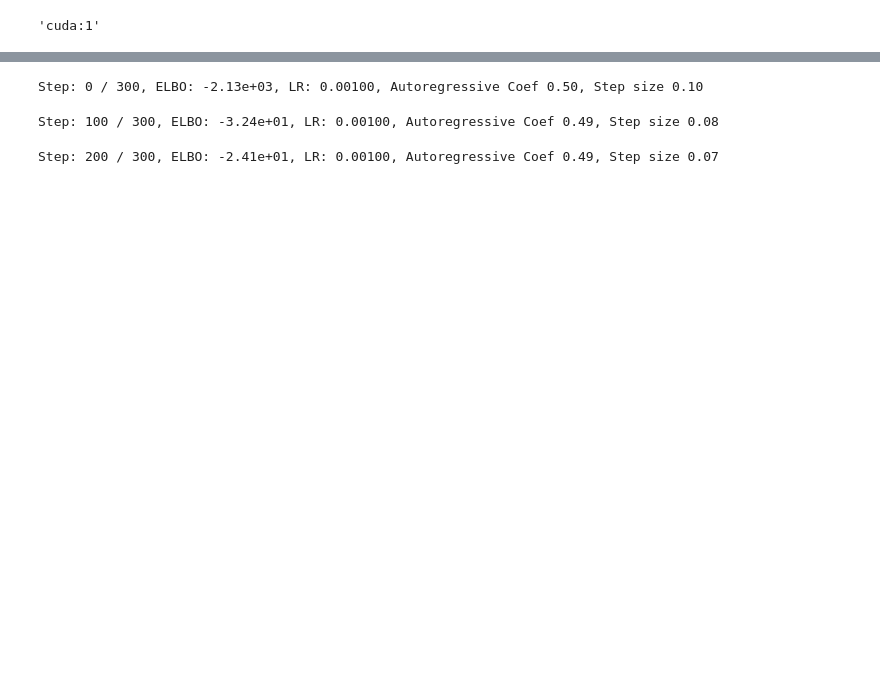
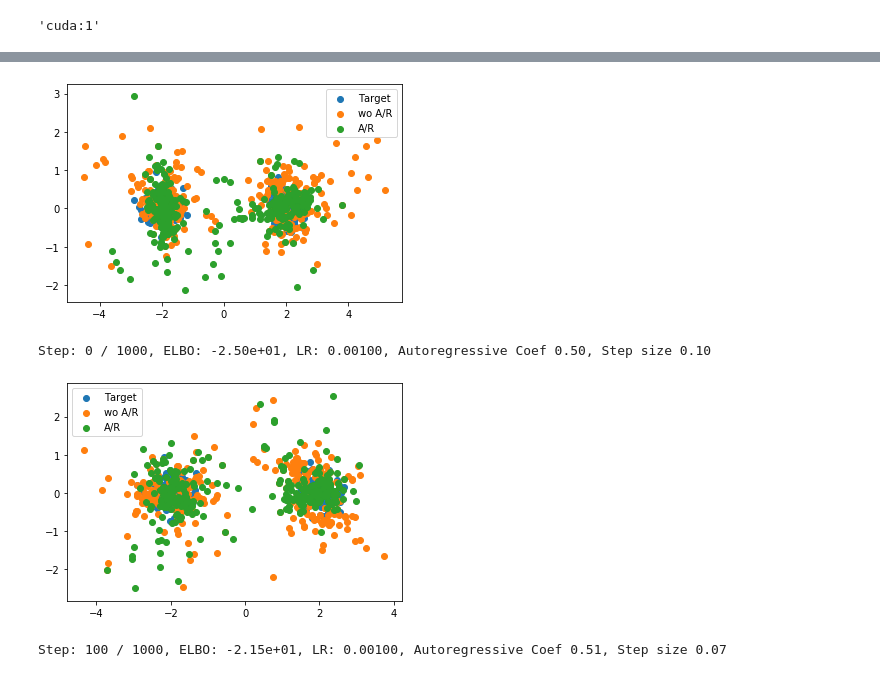
Before and after one commit to nkotelevskii/l2hmc_pytorch, a Jupyter notebook: l2hmc/our_alg.ipynb, the cells around one changed output, grey strips where cells are left out. Saved outputs shown, nothing was run; the diff lists cells and outputs as text; code cells hidden in the pictures; blank space fills up the shorter version.

```diff
--- a/l2hmc/our_alg.ipynb
+++ b/l2hmc/our_alg.ipynb
@@ -54,5 +67,5 @@ plt.show()
 # %%
-n_batches = 300 #2500 #5000
+n_batches = 1000 #2500 #5000
 n_samples = 300
 K = 10
 scale = torch.tensor(0.1, device=device)
@@ -66,8 +79,11 @@ std_normal = torch.distributions.Normal(loc=torch.tensor(0., dtype=torch.float32
                                                 scale=torch.tensor(1., dtype=torch.float32, device=device))
 torch_log_2 = torch.tensor(np.log(2.), device=device, dtype=torch.float32)
 
+print_info = 100
+
 def compute_loss(z_new, p_new, z_old, p_old, sum_log_alpha, sum_log_jac):
-    log_p = distribution.get_logdensity(z_new) + std_normal.log_prob(p_new).sum(1)
+#     pdb.set_trace()
+    log_p = distribution.log_density(z_new) + std_normal.log_prob(p_new).sum(1)
     log_r = -K * torch_log_2
     log_m = std_normal.log_prob(z_old).sum(1) + std_normal.log_prob(p_old).sum(1) - sum_log_jac + sum_log_alpha
     elbo_full = log_p + log_r - log_m
@@ -79,39 +95,51 @@ for t in tqdm(range(n_batches)):
     p_old = std_normal.sample((n_samples, x_dim))
     optim.zero_grad()
     sum_log_alpha = torch.zeros(z_old.shape[0], dtype=torch.float32, device=device) # for grad log alpha accumulation
     sum_log_jacobian = torch.zeros(z_old.shape[0], dtype=torch.float32, device=device) # for log_jacobian accumulation
 
-    z_new = z_old.detach()
-    p_new = p_old.detach()
+    p_new = p_old
+    z_new = z_old
+
+    if t % print_info == 0:
+        array_z = []
+        array_directions = []
+        array_alpha = []
 
     for k in range(K):
-        u = std_normal.sample(p_new.shape)
+        u = std_normal.sample(p_old.shape)
 #         pdb.set_trace()
-        _, p_prop, log_alpha, z_new, log_jac = propose(x=z_old, dynamics=dynamics,
+        z_prop, p_prop, log_alpha, z_new, log_jac, directions = propose(x=z_new, dynamics=dynamics,
                                                        init_v=p_new, do_mh_step=True, device=device, our_alg=True, use_barker=True)
         coeff = torch.sigmoid(autoregressive_coeff_logit)
         p_new = p_prop * coeff + torch.sqrt(1. - coeff**2) * u
         z_new = z_new[0]
 
         sum_log_alpha = sum_log_alpha + log_alpha
         sum_log_jacobian = sum_log_jacobian + log_jac + x_dim * torch.log(coeff)
+    if t % print_info == 0:
+        plt.scatter(S[:, 0], S[:, 1], label='Target')
+        plt.scatter(z_prop.cpu().detach()[:, 0], z_prop.cpu().detach()[:, 1], label='wo A/R')
+        plt.scatter(z_new.cpu().detach()[:, 0], z_new.cpu().detach()[:, 1], label='A/R')
+        plt.legend()
+        plt.show();
 
     elbo_full, grad_elbo = compute_loss(z_new=z_new, p_new=p_new, z_old=z_old, p_old=p_old, sum_log_alpha=sum_log_alpha,
                                         sum_log_jac=sum_log_jacobian)
     (-grad_elbo).backward()
     optim.step()
     scheduler.step()
     #     pdb.set_trace()
 
-    if t % 100 == 0:
+    if t % print_info == 0:
         current_lr = None
         for param_group in optim.param_groups:
             current_lr = param_group['lr']
         print ('Step: %d / %d, ELBO: %.2e, LR: %.5f, Autoregressive Coef %.2f, Step size %.2f' % (t, n_batches, elbo_full, current_lr,
                                                             torch.sigmoid(autoregressive_coeff_logit).cpu().detach().item(),
                                                               dynamics.alpha.cpu().detach().item()))
 # %% [output]
+[figure, added]
-Step: 0 / 300, ELBO: -2.13e+03, LR: 0.00100, Autoregressive Coef 0.50, Step size 0.10
+Step: 0 / 1000, ELBO: -2.50e+01, LR: 0.00100, Autoregressive Coef 0.50, Step size 0.10
+[figure, added]
-Step: 100 / 300, ELBO: -3.24e+01, LR: 0.00100, Autoregressive Coef 0.49, Step size 0.08
+Step: 100 / 1000, ELBO: -2.15e+01, LR: 0.00100, Autoregressive Coef 0.51, Step size 0.07
-Step: 200 / 300, ELBO: -2.41e+01, LR: 0.00100, Autoregressive Coef 0.49, Step size 0.07
 # %%
```
Also changed, not shown: parts of 10 cells of this notebook, 5 other files.
